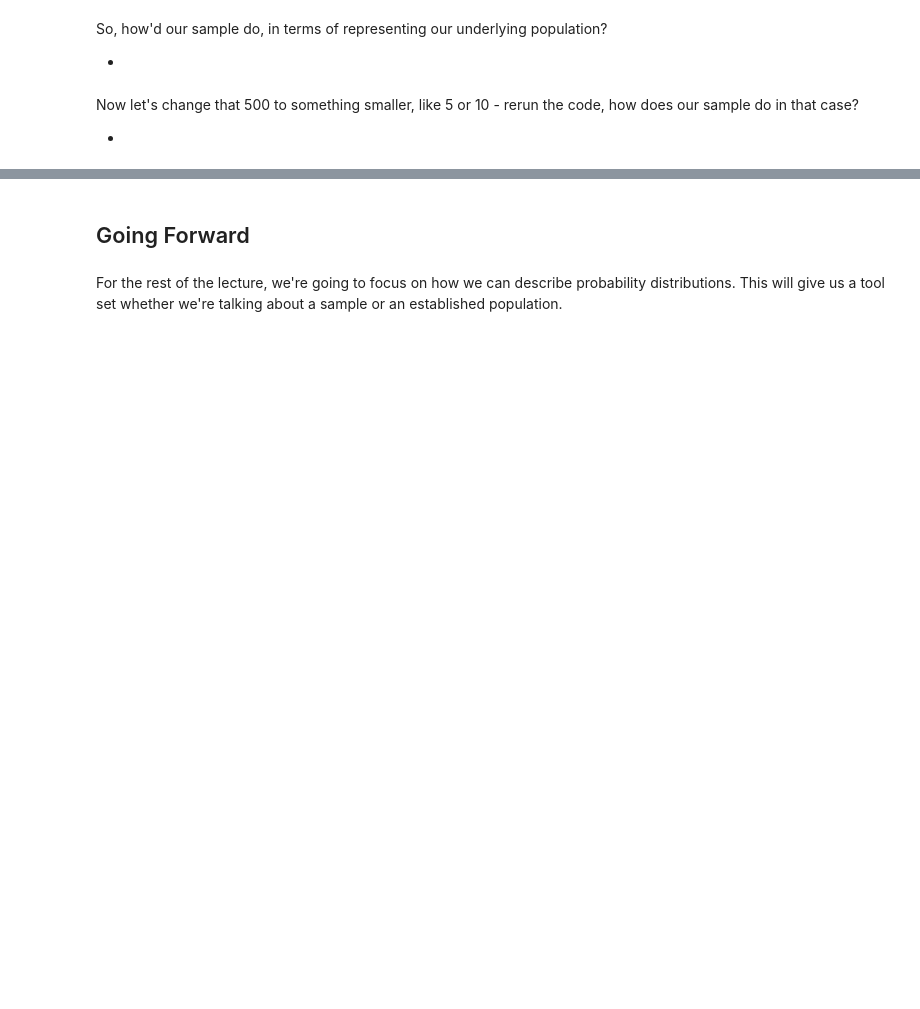
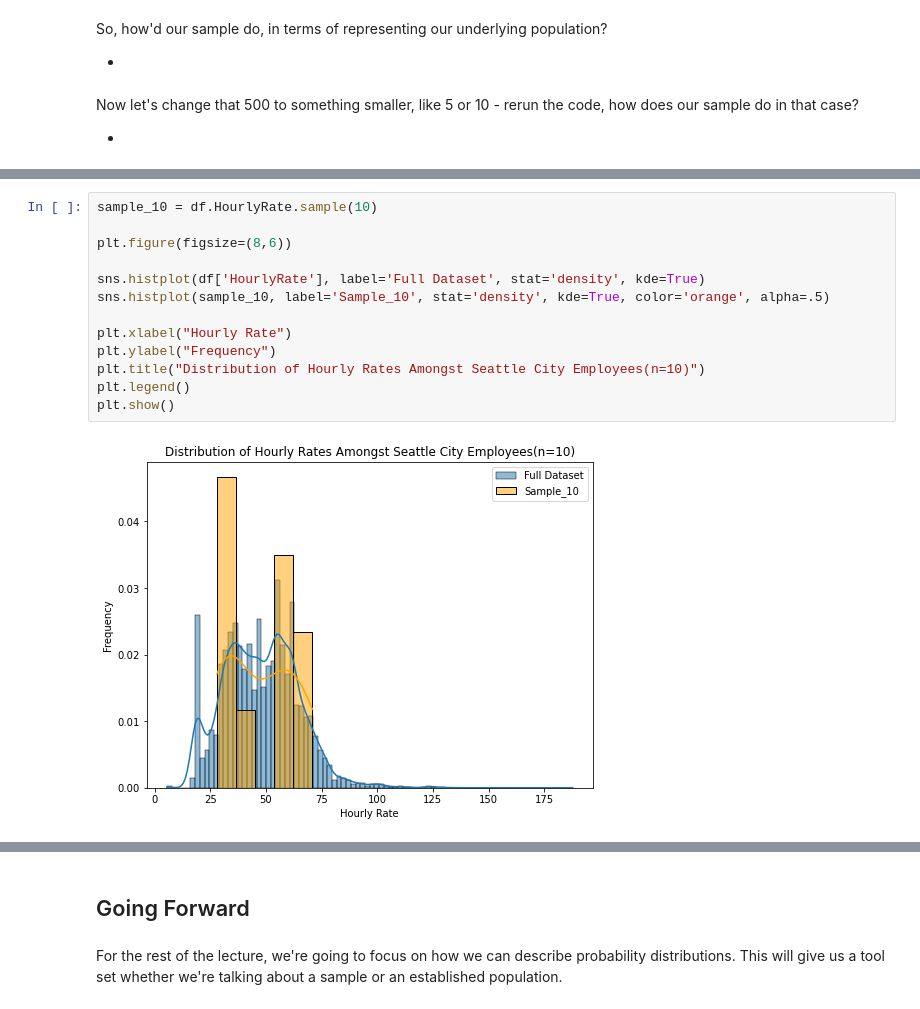
Before and after one commit to t36yang/NYCDS103122_JP, a Jupyter notebook: DistributionsIntro/Distributions-Sampling.ipynb, the cells around one changed output, grey strips where cells are left out. Drawn from its saved outputs; the diff is of its cells as text; blank space fills up the shorter version.

```diff
--- a/DistributionsIntro/Distributions-Sampling.ipynb
+++ b/DistributionsIntro/Distributions-Sampling.ipynb
@@ -157,0 +242,15 @@ Now let's change that 500 to something smaller, like 5 or 10 - rerun the code, h
+# %%
+sample_10 = df.HourlyRate.sample(10)
+
+plt.figure(figsize=(8,6))
+
+sns.histplot(df['HourlyRate'], label='Full Dataset', stat='density', kde=True)
+sns.histplot(sample_10, label='Sample_10', stat='density', kde=True, color='orange', alpha=.5)
+
+plt.xlabel("Hourly Rate")
+plt.ylabel("Frequency")
+plt.title("Distribution of Hourly Rates Amongst Seattle City Employees(n=10)")
+plt.legend()
+plt.show()
+# %% [output]
+[figure, added]
```
Also changed, not shown: parts of 29 cells of this notebook, 21 other files.
